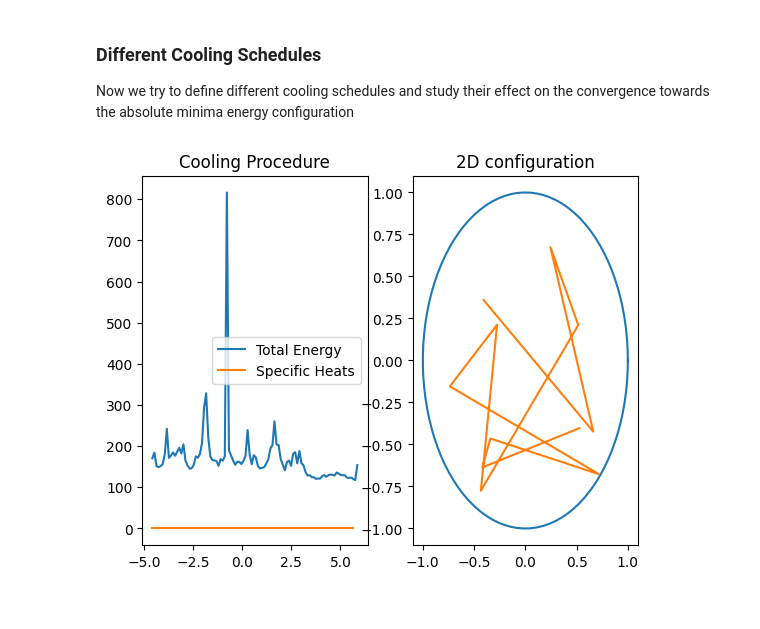
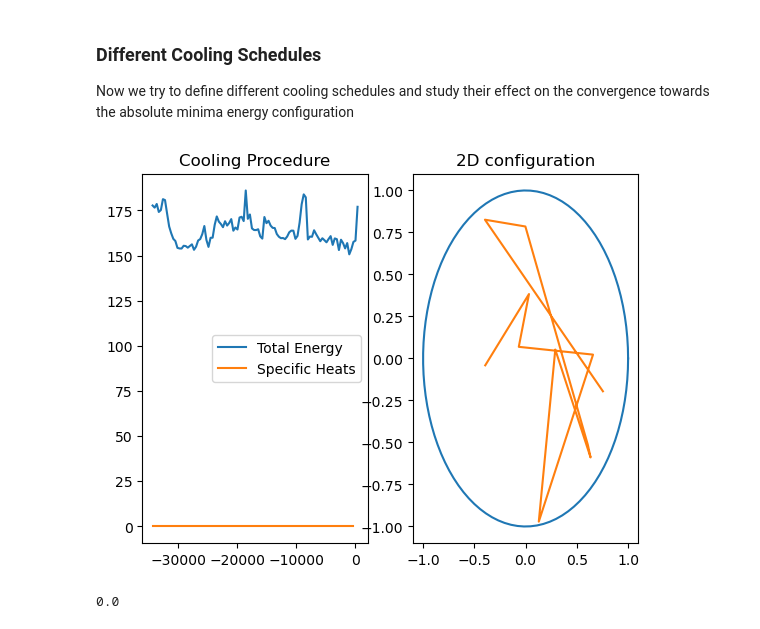
Before and after one commit to victorgarciacervantes/Thomson, a Jupyter notebook: og_Asignement3.ipynb, the cells around one changed output. Saved outputs shown, nothing was run; the diff lists cells and outputs as text; code cells hidden in the pictures.

```diff
--- a/og_Asignement3.ipynb
+++ b/og_Asignement3.ipynb
@@ -244,7 +238,7 @@ plt.show()
 ## N = 11
 # %%
 N = 11
-temps,Es,C,final_r = annealing_method(N,100,500)
+temps,Es,C,final_r = annealing_method(N,10,500)
 # %%
 temp_array = np.log(temps)
 plt.plot(temp_array,Es, label = 'Total Energy')
@@ -360,6 +354,6 @@ def annealing_method_biased(N,Niter,Tmax,c):
     return temperatures,energies,specific_heats,final_r
 # %%
 N = 11
-temps,Es,C,final_r = annealing_method_biased(N,100,350,0.00001)  # c = 0.001 because for N = 11, the force is of the order O(10^2)
+temps,Es,C,final_r = annealing_method_biased(N,10,350,0.00001)  # c = 0.001 because for N = 11, the force is of the order O(10^2)
 # %% [output]
 Temperature value 0 out of 100
@@ -407,20 +384,19 @@ Now we try to define different cooling schedules and study their effect on the c
 # %%
 def temp_linear(t, tau, Tmax):  # tau for ex = 3
     '''Tmax is not used, t is the current temperature, and tau is the linear parameter by which we cool the temperature'''
-    return t - tau
+    return Tmax - tau*t
 
 def temp_power(t, alpha, Tmax):
     '''t is the current temperature, Tmax will not be used, alpha is a parameter between 0 and 1 that defines the rate at which
     we cool the system. Paying attention we realize that this is the method that we have been using so far.'''
-    return alpha * t
+    return Tmax*alpha**t
 
-def temp_log(_, i, Tmax):
+def temp_log(t, b, Tmax):
     '''_ is not used. Tmax is the maximum (and initial temperature), and i is the current iteration'''
-    return Tmax/log(1+i)
+    return Tmax/np.log(np.exp(1)+b*t)
 
-def annealing_method_Temp(N,Niter,Tmax,Tfunc,parameter):
+def annealing_method_Temp(N,Niter,Tmax,Tfunc,parameter,Number_T):
     ''''''
-    Number_T = 100 # Number of temperatures we are going to compute
 
     # Start off by genereting N particles positioned inside the circle
     T = Tmax
@@ -437,7 +413,7 @@ def annealing_method_Temp(N,Niter,Tmax,Tfunc,parameter):
     temperatures = []
     energies = []
     specific_heats = []
-    for _ in range(Number_T):
+    for it in range(Number_T):
 
         temperatures.append(T)
 
@@ -445,7 +421,7 @@ def annealing_method_Temp(N,Niter,Tmax,Tfunc,parameter):
         # print(f'FINAL VALUES :{_} \n r = {r} \n Specific heat = {C_T} \n Energy = {E}')
         # if _ % 10 == 0:
 
-        T = Tfunc(T,Tmax,parameter)
+        T = Tfunc(it,parameter, Tmax)
 
         energies.append(E)
         specific_heats.append(C_T)
@@ -455,22 +431,26 @@ def annealing_method_Temp(N,Niter,Tmax,Tfunc,parameter):
 # %%
 N = 11
 # %%
-temps,Es,C,final_r = annealing_method_Temp(N,100,350,temp_linear,3)
+temps,Es,C,final_r = annealing_method_Temp(N,10,350,temp_linear,3)
 # %%
 f,(ax1,ax2) = plt.subplots(1,2)
-ax1.plot(temp_array,Es, label = 'Total Energy')
-ax1.plot(temp_array,C,label = 'Specific Heats')
+ax1.plot(temps,Es, label = 'Total Energy')
+ax1.plot(temps,C,label = 'Specific Heats')
 ax1.legend()
 #ax1.xlabel('ln(T)')
 ax1.set_title('Cooling Procedure')
 
 ax2.plot(xaxis,yaxis)
 ax2.plot(final_r[:,0],final_r[:,1])
 #ax2.xlabel('x-axis')
 #ax2.ylabel('ylabel')
 ax2.set_title('2D configuration')
 
 plt.savefig(f'Plots for N ={N}, Linear Cooling')
 plt.show()
 # %% [output]
-[figure, old version]
+[figure, new version]
+# %%
+linear[0,3]
+# %% [output]
+0.0
```
Also changed, not shown: parts of 13 cells of this notebook.
